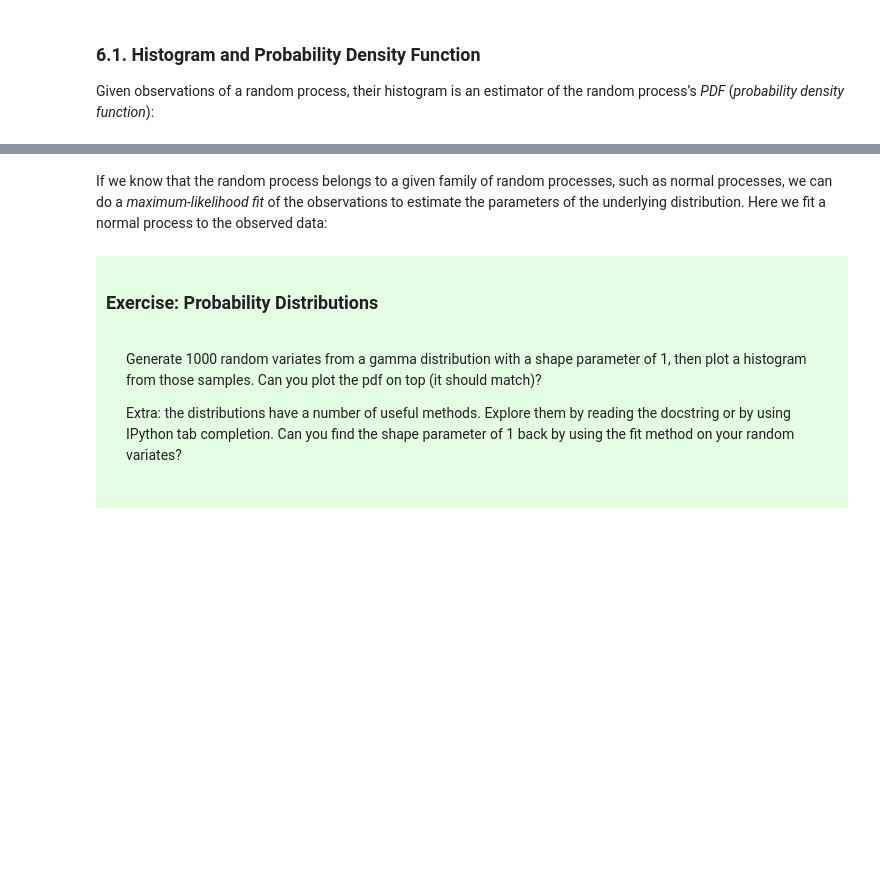
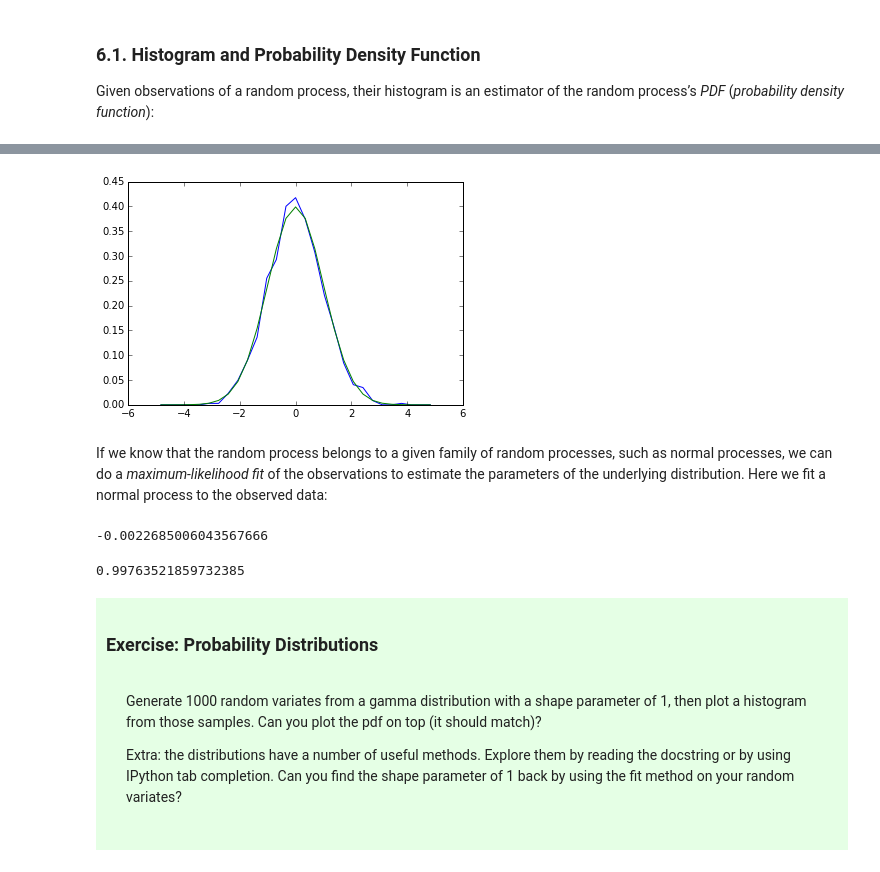
Before and after one commit to skaterdude97/csci-2000-personal, a Jupyter notebook: scipy.ipynb, the cells around one changed output, grey strips where cells are left out. Drawn from its saved outputs; the diff is of its cells as text; code cells hidden in the pictures; blank space fills up the shorter version.

```diff
--- a/scipy.ipynb
+++ b/scipy.ipynb
@@ -447,19 +522,25 @@ plt.show()
 # %%
-a = np.random.normal(size=10000)
+a = np.random.normal(size=1000)
 bins = np.linspace(-5, 5, 30)
 histogram, bins = np.histogram(a, bins=bins, normed=True)
 bins = 0.5*(bins[1:] + bins[:-1])
 b = stats.norm.pdf(bins)
 plt.plot(bins, histogram)
 plt.plot(bins, b)
 plt.show()
+# %% [output]
+[figure, added]
 # %% [markdown]
 If we know that the random process belongs to a given family of random processes, such as normal processes, we can do a _maximum-likelihood fit_ of the observations to estimate the parameters of the underlying distribution. Here we fit a normal process to the observed data:
 # %%
 loc, std = stats.norm.fit(a)
 loc
+# %% [output]
+-0.0022685006043567666
 # %%
 std
+# %% [output]
+0.99763521859732385
 # %% [markdown]
 <div style="background-color:rgba(0, 255, 0, 0.1); padding:10px;">
 <h3>Exercise: Probability Distributions</h3>
```
Also changed, not shown: parts of 48 cells of this notebook, 1 other file.
